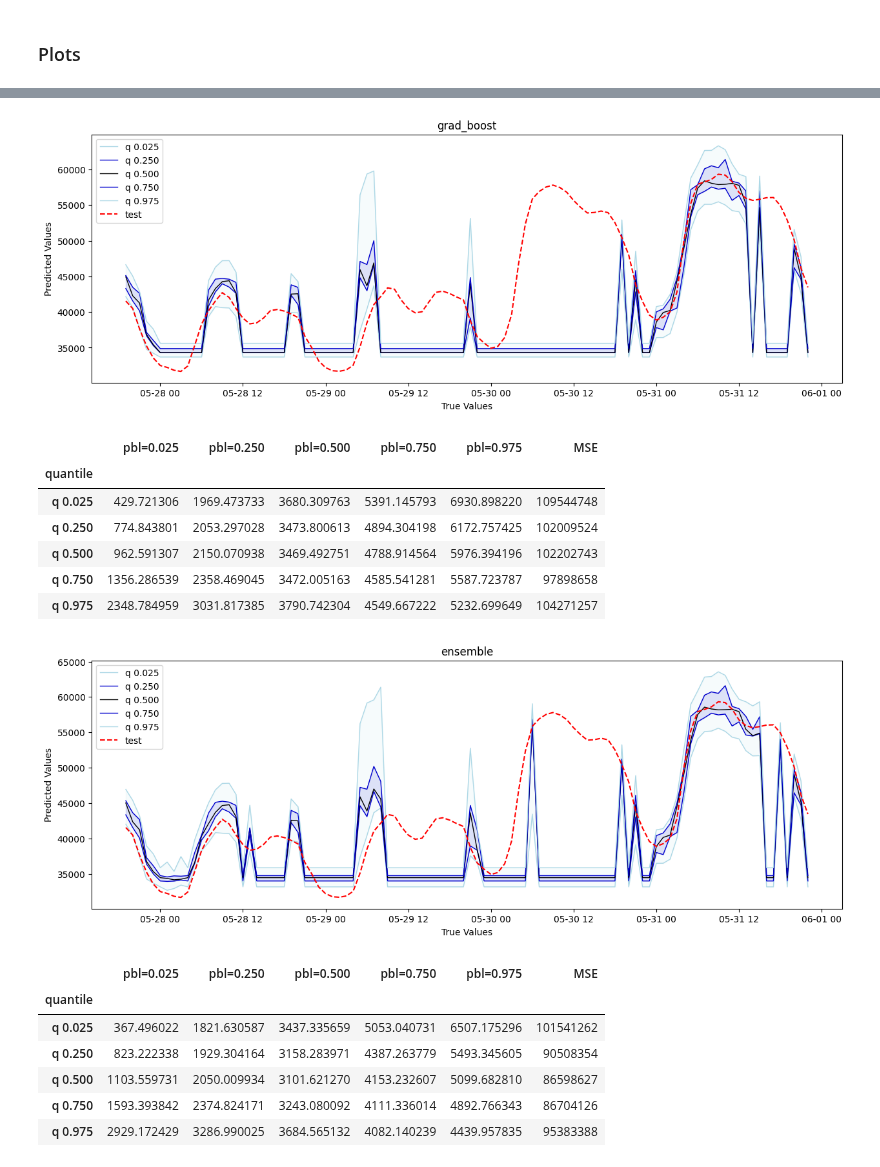
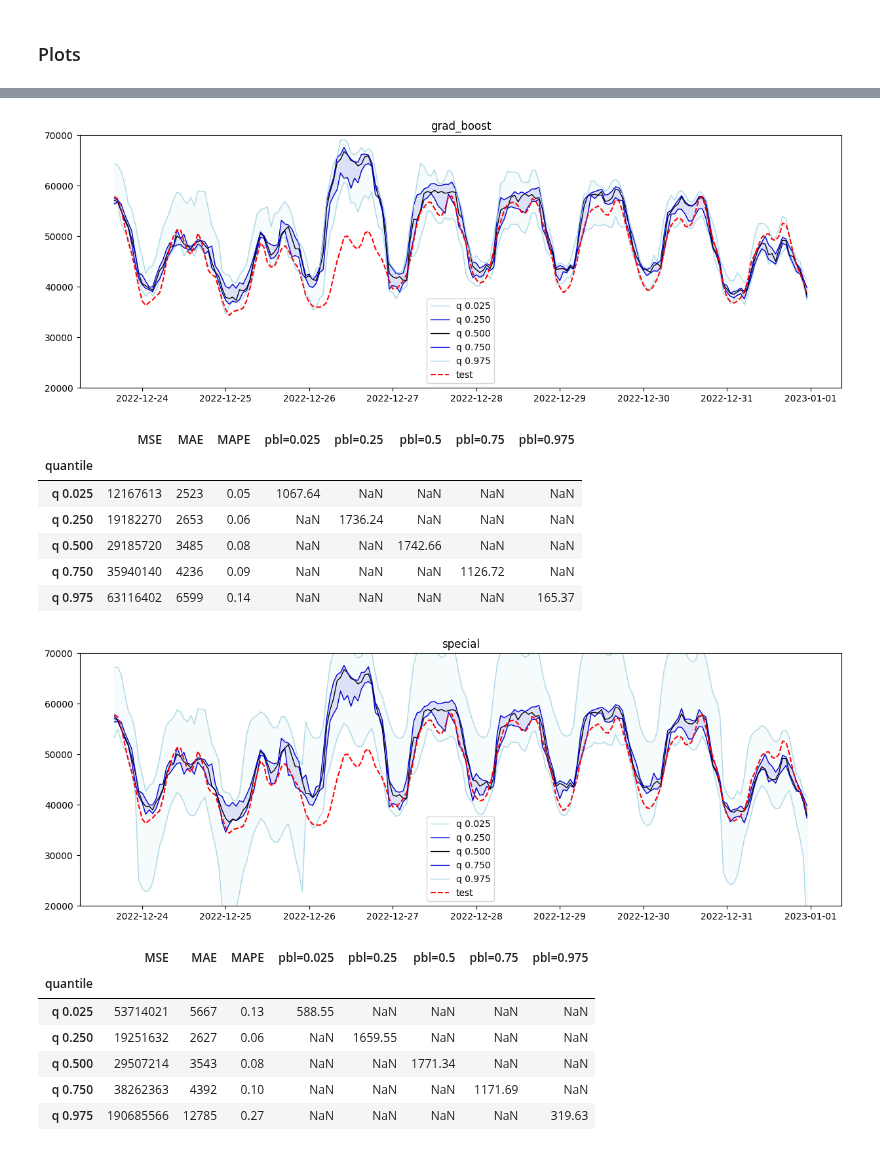
Before and after one commit to hikotei/2023_11-PTSFC, a Jupyter notebook: Energy/2023_12_26 quantile fcast.ipynb, the cells around one changed output, grey strips where cells are left out. Saved outputs shown, nothing was run; the diff lists cells and outputs as text; code cells hidden in the pictures.

```diff
--- a/Energy/2023_12_26 quantile fcast.ipynb
+++ b/Energy/2023_12_26 quantile fcast.ipynb
@@ -242,18 +284,0 @@ df_grad_boost_pred = fix_quantile_crossing(df_grad_boost_pred)
-# %%
-# Sample DataFrame
-data = {'A': [3, 1, 5], 'B': [8, 4, 6], 'C': [10, 7, 2]}
-df = pd.DataFrame(data, index=['X', 'Y', 'Z'])
-print(df)
-
-def fix_quantile_crossing(df):
-
-    # Identify rows where quantiles are not in ascending order
-    mask = (df.diff(axis=1).dropna(axis=1) <= 0).any(axis=1)
-    # Sort the values in ascending order for rows that need correction
-    df.loc[mask] = df.loc[mask].apply(lambda x: sorted(x), axis=1).values[0]
-
-    return df
-
-# Display the result
-df = fix_quantile_crossing(df)
-print(df)
@@ -269,7 +285,8 @@ Z  2  5   6
 # %%
 df_dict = {'quant_reg': df_quant_reg_pred,
            'grad_boost': df_grad_boost_pred,
-           'ensemble': df_ensemble_pred}
+           # 'ensemble': df_ensemble_pred,
+           'special': df_minmax_ens_pred}
 
 def highlight_min(x):
     x_min = x.min()
@@ -286,11 +303,17 @@ for model, df in df_dict.items():
     for quantile in df.columns:
 
         y_pred = df[quantile]
+        quantile_float = float(quantile[2:])
 
         metrics = {"quantile": quantile}
-        for alpha in quantiles_arr:
-            metrics[f"pbl={alpha:.3f}"] = mean_pinball_loss(y_test_fturs, y_pred, alpha=alpha)
+
         metrics["MSE"] = round(mean_squared_error(y_test_dummy, y_pred))
+        metrics["MAE"] = round(mean_absolute_error(y_test_dummy, y_pred))
+        metrics["MAPE"] = mean_absolute_percentage_error(y_test_dummy, y_pred)
+
+        # for alpha in quantiles_arr:
+        metrics[f"pbl={quantile_float}"] = mean_pinball_loss(y_test_fturs, y_pred, alpha=quantile_float)
+
         model_errors.append(metrics)
 
         # Save predicted values based on quantile
@@ -318,13 +341,22 @@ for model, df in df_dict.items():
 
     plt.plot(y_test_dummy.index, y_test_dummy, 'r--', label='test')
 
-    plt.xlabel('True Values')
-    plt.ylabel('Predicted Values')
+    # shift index back by 1 year
+    # last_yr_idx = y_test_dummy.index - pd.DateOffset(years=1)
+    # plt.plot(y_test_dummy.index, y_train_dummy.loc[last_yr_idx], label='last year')
+
+    plt.ylim(20_000, 70_000)
     plt.legend()
     plt.show()
 
     df_results = pd.DataFrame(model_errors).set_index("quantile")
+
+    # add last row in dataframe which is the sum of all above values
+    # df_results.loc["total"] = df_results.sum()
+
     # highlight min in column
     # print MSE in scientific notation
-    display(df_results.style.highlight_min(axis=0))
+    # display(df_results.style.highlight_min(axis=0))
+
+    display(round(df_results, 2))
 # %% [output]
@@ -339,16 +371,16 @@ for model, df in df_dict.items():
-[figure, old version]
+[figure, new version]
-|  | pbl=0.025 | pbl=0.250 | pbl=0.500 | pbl=0.750 | pbl=0.975 | MSE |
-| quantile |  |  |  |  |  |  |
-| q 0.025 | 429.721306 | 1969.473733 | 3680.309763 | 5391.145793 | 6930.898220 | 109544748 |
-| q 0.250 | 774.843801 | 2053.297028 | 3473.800613 | 4894.304198 | 6172.757425 | 102009524 |
-| q 0.500 | 962.591307 | 2150.070938 | 3469.492751 | 4788.914564 | 5976.394196 | 102202743 |
-| q 0.750 | 1356.286539 | 2358.469045 | 3472.005163 | 4585.541281 | 5587.723787 | 97898658 |
-| q 0.975 | 2348.784959 | 3031.817385 | 3790.742304 | 4549.667222 | 5232.699649 | 104271257 |
+|  | MSE | MAE | MAPE | pbl=0.025 | pbl=0.25 | pbl=0.5 | pbl=0.75 | pbl=0.975 |
+| quantile |  |  |  |  |  |  |  |  |
+| q 0.025 | 12167613 | 2523 | 0.05 | 1067.64 | NaN | NaN | NaN | NaN |
+| q 0.250 | 19182270 | 2653 | 0.06 | NaN | 1736.24 | NaN | NaN | NaN |
+| q 0.500 | 29185720 | 3485 | 0.08 | NaN | NaN | 1742.66 | NaN | NaN |
+| q 0.750 | 35940140 | 4236 | 0.09 | NaN | NaN | NaN | 1126.72 | NaN |
+| q 0.975 | 63116402 | 6599 | 0.14 | NaN | NaN | NaN | NaN | 165.37 |
-[figure, old version]
+[figure, new version]
-|  | pbl=0.025 | pbl=0.250 | pbl=0.500 | pbl=0.750 | pbl=0.975 | MSE |
-| quantile |  |  |  |  |  |  |
-| q 0.025 | 367.496022 | 1821.630587 | 3437.335659 | 5053.040731 | 6507.175296 | 101541262 |
-| q 0.250 | 823.222338 | 1929.304164 | 3158.283971 | 4387.263779 | 5493.345605 | 90508354 |
-| q 0.500 | 1103.559731 | 2050.009934 | 3101.621270 | 4153.232607 | 5099.682810 | 86598627 |
-| q 0.750 | 1593.393842 | 2374.824171 | 3243.080092 | 4111.336014 | 4892.766343 | 86704126 |
-| q 0.975 | 2929.172429 | 3286.990025 | 3684.565132 | 4082.140239 | 4439.957835 | 95383388 |
+|  | MSE | MAE | MAPE | pbl=0.025 | pbl=0.25 | pbl=0.5 | pbl=0.75 | pbl=0.975 |
+| quantile |  |  |  |  |  |  |  |  |
+| q 0.025 | 53714021 | 5667 | 0.13 | 588.55 | NaN | NaN | NaN | NaN |
+| q 0.250 | 19251632 | 2627 | 0.06 | NaN | 1659.55 | NaN | NaN | NaN |
+| q 0.500 | 29507214 | 3543 | 0.08 | NaN | NaN | 1771.34 | NaN | NaN |
+| q 0.750 | 38262363 | 4392 | 0.10 | NaN | NaN | NaN | 1171.69 | NaN |
+| q 0.975 | 190685566 | 12785 | 0.27 | NaN | NaN | NaN | NaN | 319.63 |
```
Also changed, not shown: parts of 9 cells of this notebook, 2 other files.
